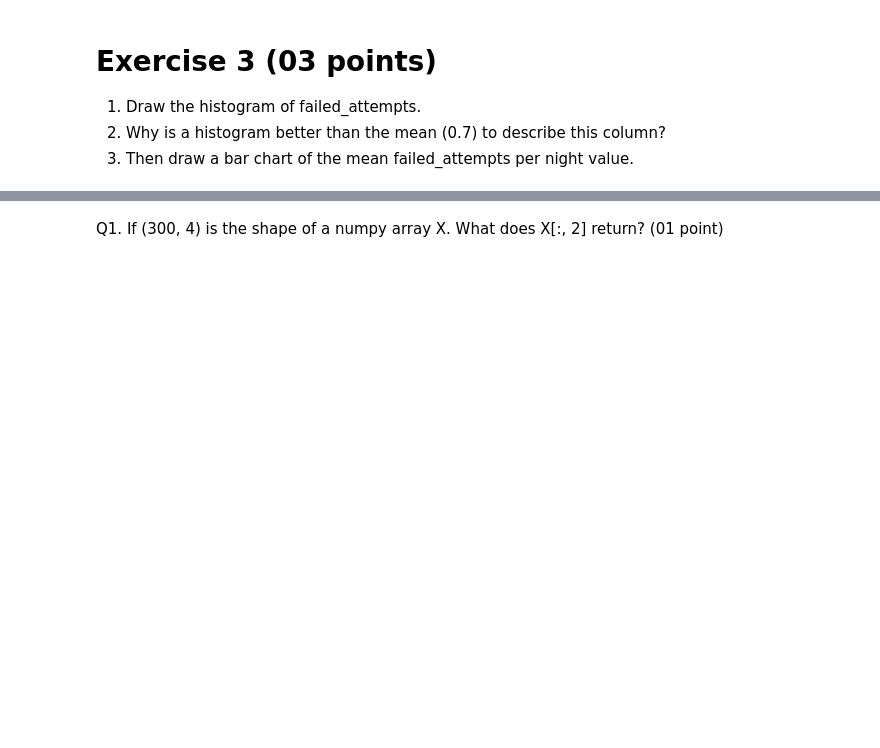
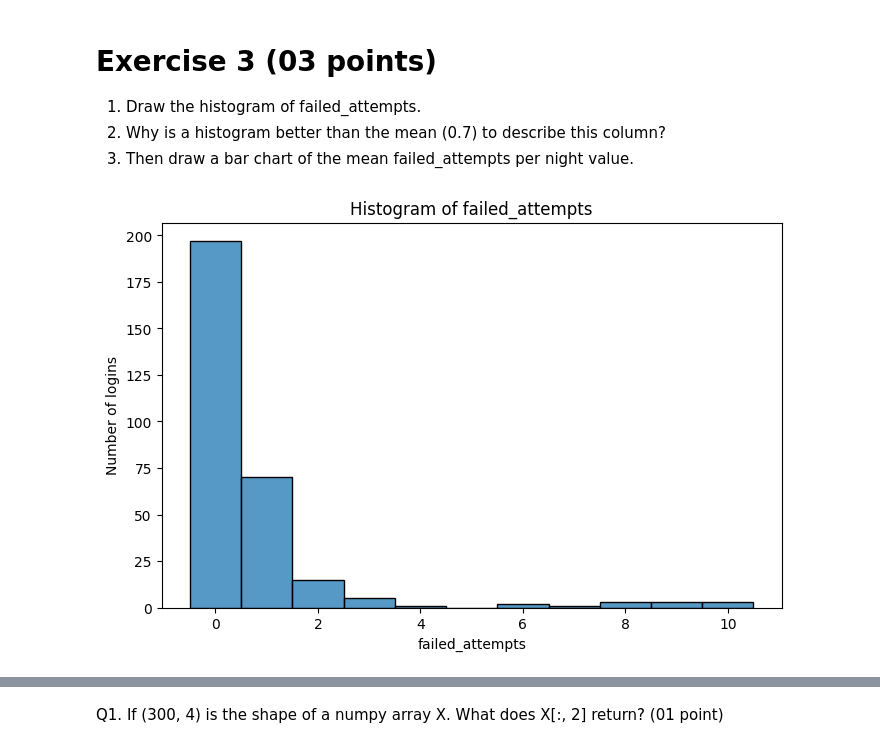
Before and after one commit to linakhengui-dev/Workshop_1_Tools_and_Libraries22, a Jupyter notebook: TP1.ipynb, the cells around one changed output, grey strips where cells are left out. Cells and saved outputs as stored; diff of their text form; code cells hidden in the pictures; blank space fills up the shorter version.

```diff
--- a/TP1.ipynb
+++ b/TP1.ipynb
@@ -129,3 +167,40 @@ log = pd.DataFrame({"user":    rng.choice(["ali", "sara", "yacine", "nour", "kar
+# %%
+import numpy as np
+import pandas as pd
+import matplotlib.pyplot as plt
+import seaborn as sns
+
+rng = np.random.default_rng(1)
+n = 300
+
+log = pd.DataFrame({
+    "user": rng.choice(["ali", "sara", "yacine", "nour", "karim"], n),
+    "hour": rng.integers(0, 24, n),
+    "failed_attempts": rng.poisson(0.4, n),
+    "country": rng.choice(["DZ", "FR", "TN", "RU"], n, p=[0.7, 0.15, 0.1, 0.05]),
+    "duration_min": rng.gamma(2, 8, n).round(1)
+})
+
+idx_failed = rng.choice(n, size=12, replace=False)
+log.loc[idx_failed, "failed_attempts"] = rng.integers(5, 11, size=12)
+  # Draw the histogram of failed_attempts
+
+plt.figure(figsize=(8, 5))
+
+sns.histplot(
+    data=log,
+    x="failed_attempts",
+    bins=range(0, 12),
+    discrete=True
+)
+
+plt.xlabel("failed_attempts")
+plt.ylabel("Number of logins")
+plt.title("Histogram of failed_attempts")
+
+plt.show()
+# %% [output]
+[figure, added]
 # %%
 # Auto-graded cell - Skip it...
 # %%
```
Also changed, not shown: parts of 29 cells of this notebook.
